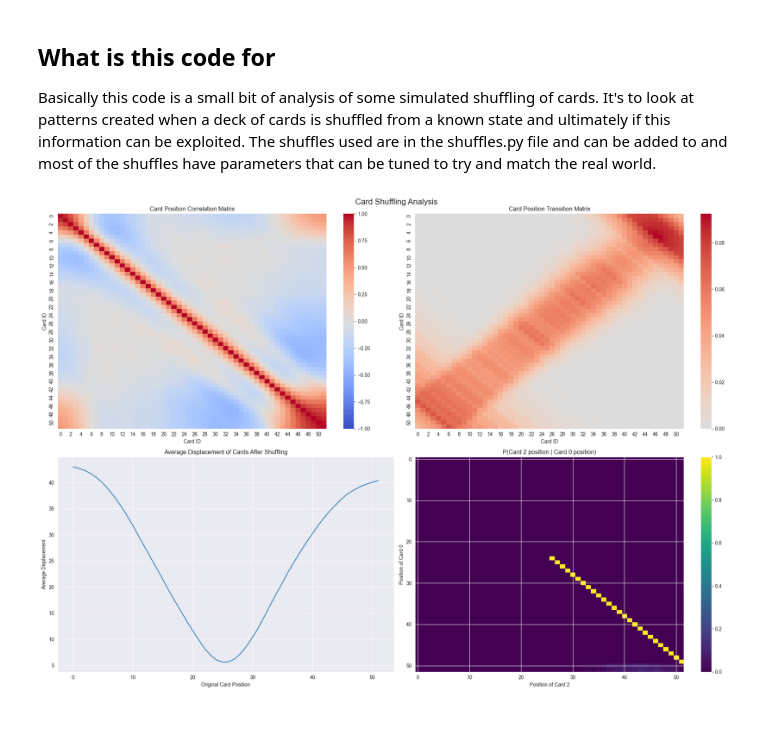
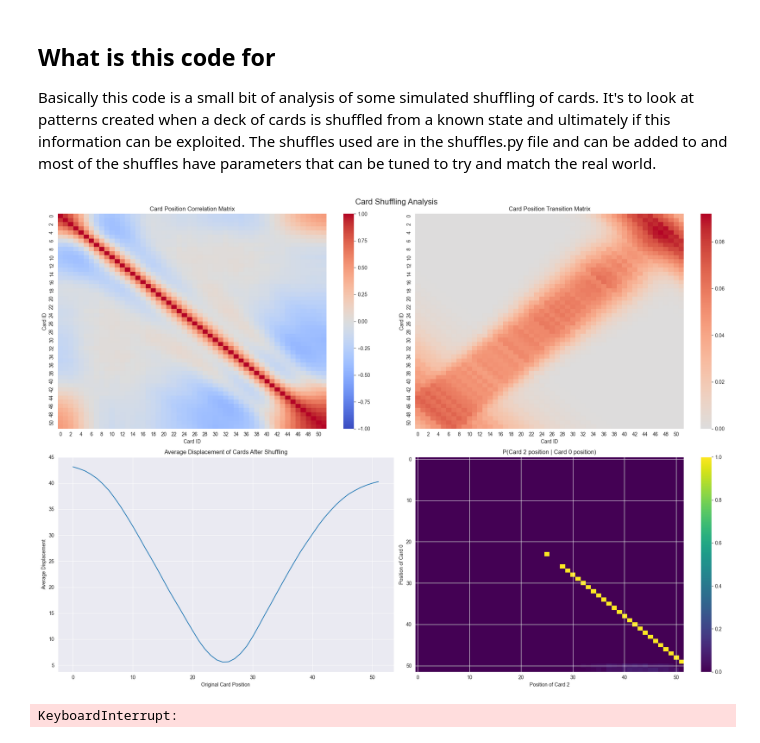
Before and after one commit to Gemmins/CardShuffling, a Jupyter notebook: shuffleAnalysis.ipynb, the cells around one changed output. Saved outputs shown, nothing was run; the diff lists cells and outputs as text; code cells hidden in the pictures.

```diff
--- a/shuffleAnalysis.ipynb
+++ b/shuffleAnalysis.ipynb
@@ -148,22 +148,24 @@ STDEV = 0.05
 STICKINESS = 0.25
 # %%
 # cut-riffle
-def example_shuffle(deck):
+def riffle_shuffle(deck):
     a, b = shuffles.cut(deck, PORTION, STDEV)
     deck = shuffles.riffle(a, b, STICKINESS)
     return deck
 
 def box(d):
     d = shuffles.box(d, 6, 0.1)
     return d
 
 deck = Deck(52)
 
 analyse_n(deck, 10000, [box])
 # %% [output]
-[figure, old version]
+[figure, new version]
 # %%
-analyse_n(deck, 100000, [example_shuffle, box, example_shuffle, box, example_shuffle])
+analyse_n(deck, 1000000, [riffle_shuffle, box, riffle_shuffle, box, riffle_shuffle, box, riffle_shuffle])
+# %% [output]
+KeyboardInterrupt:
 # %%
 d8 = Deck(52)
 a = d8.get()
```
Also changed, not shown: parts of 3 cells of this notebook, 7 other files.
